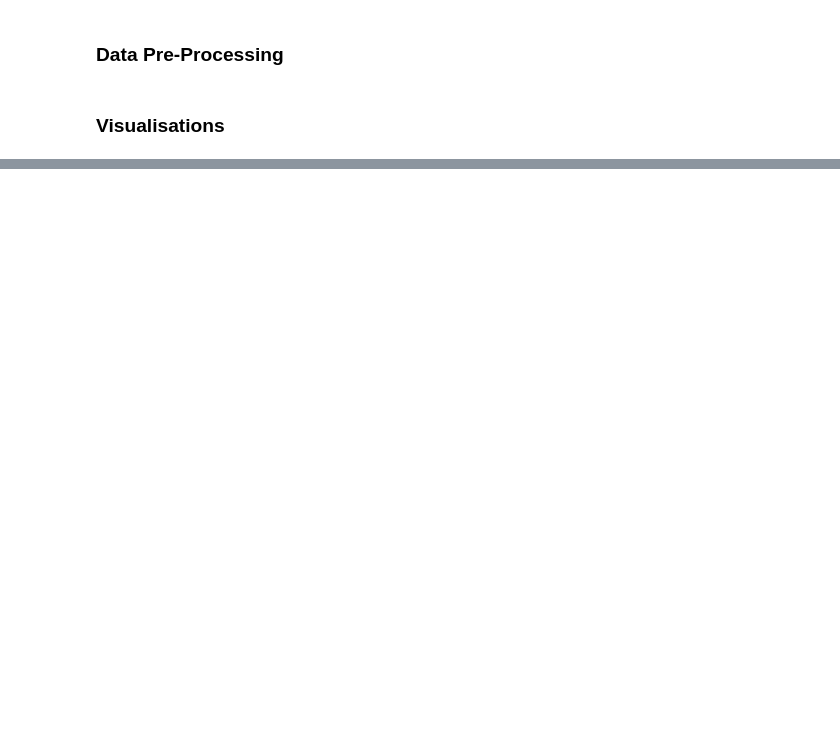
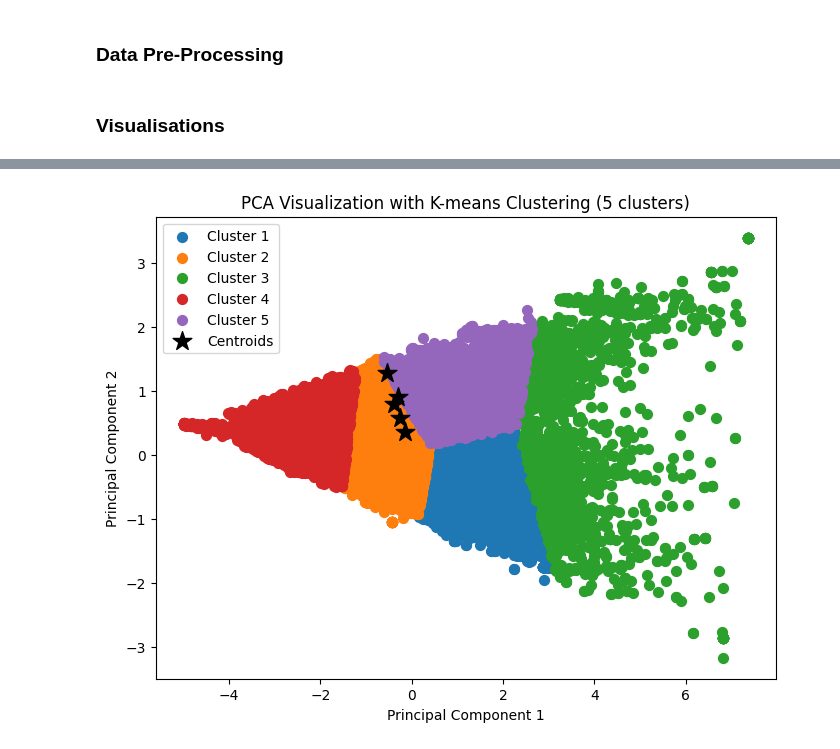
Before and after one commit to ramya1907/climate-change-tweets-analysis, a Jupyter notebook: climate_change_stance_analysis.ipynb, the cells around one changed output, grey strips where cells are left out. Saved outputs shown, nothing was run; the diff lists cells and outputs as text; code cells hidden in the pictures; blank space fills up the shorter version.

```diff
--- a/climate_change_stance_analysis.ipynb
+++ b/climate_change_stance_analysis.ipynb
@@ -368,0 +483,19 @@ Already up to date.
+# %%
+k = 5
+# Perform K-means clustering
+kmeans = KMeans(n_clusters=k, random_state=42)
+clusters = kmeans.fit_predict(X_2d)
+kmeans.fit(X)
+cluster_labels = kmeans.labels_
+# %%
+plt.figure(figsize=(8, 6))
+for i in range(k):
+    plt.scatter(X_2d[cluster_labels == i, 0], X_2d[cluster_labels == i, 1], s=50, label=f'Cluster {i+1}')
+plt.scatter(kmeans.cluster_centers_[:, 0], kmeans.cluster_centers_[:, 1], s=200, c='black', marker='*', label='Centroids')
+plt.title('PCA Visualization with K-means Clustering (5 clusters)')
+plt.xlabel('Principal Component 1')
+plt.ylabel('Principal Component 2')
+plt.legend()
+plt.show()
+# %% [output]
+[figure, added]
```
Also changed, not shown: parts of 29 cells of this notebook.
